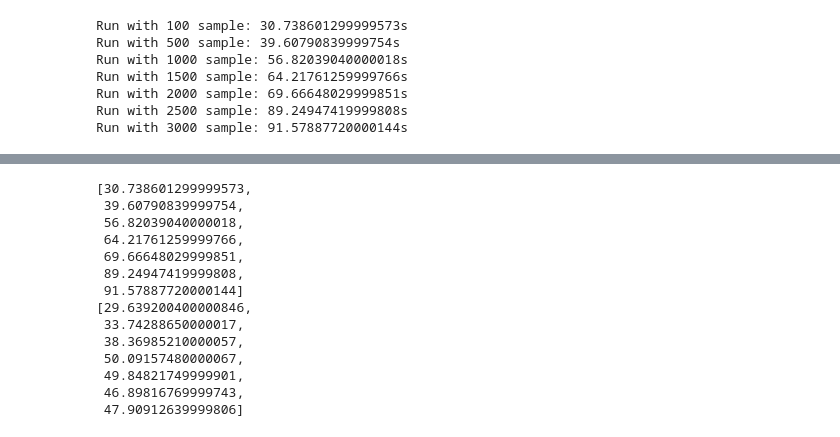
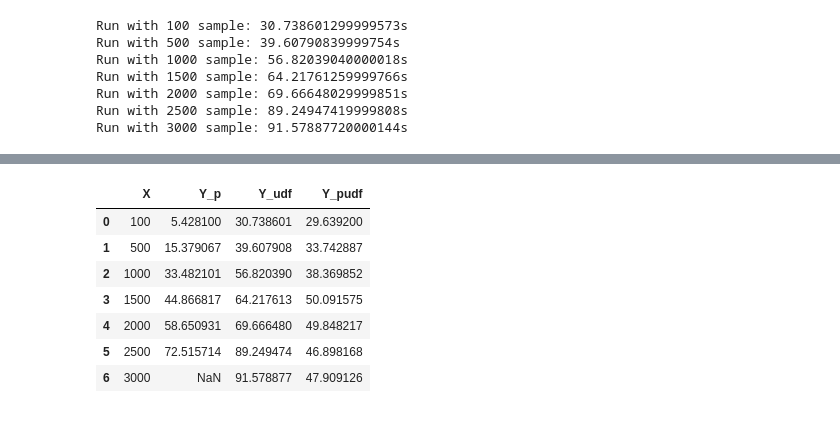
Before and after one commit to dnguyenngoc/lab-spark, a Jupyter notebook: share_storages/lab/Distributed ML model with Pandas UDFs.ipynb, the cells around one changed output, grey strips where cells are left out. Drawn from its saved outputs; the diff is of its cells as text; code cells hidden in the pictures.

```diff
--- a/share_storages/lab/Distributed ML model with Pandas UDFs.ipynb
+++ b/share_storages/lab/Distributed ML model with Pandas UDFs.ipynb
@@ -258,18 +218,12 @@ Run with 1000 sample: 38.36985210000057s
-# %%
-pprint(X_udf)
-pprint(X_pudf)
-# %% [output]
-[30.738601299999573,
- 39.60790839999754,
- 56.82039040000018,
- 64.21761259999766,
- 69.66648029999851,
- 89.24947419999808,
- 91.57887720000144]
-[29.639200400000846,
- 33.74288650000017,
- 38.36985210000057,
- 50.09157480000067,
- 49.84821749999901,
- 46.89816769999743,
- 47.90912639999806]
+# %%
+df_plot = pd.DataFrame({'X':X1, 'Y_p':X_p, 'Y_udf':X_udf, 'Y_pudf': X_pudf},)
+df_plot
+# %% [output]
+|  | X | Y_p | Y_udf | Y_pudf |
+| 0 | 100 | 5.428100 | 30.738601 | 29.639200 |
+| 1 | 500 | 15.379067 | 39.607908 | 33.742887 |
+| 2 | 1000 | 33.482101 | 56.820390 | 38.369852 |
+| 3 | 1500 | 44.866817 | 64.217613 | 50.091575 |
+| 4 | 2000 | 58.650931 | 69.666480 | 49.848217 |
+| 5 | 2500 | 72.515714 | 89.249474 | 46.898168 |
+| 6 | 3000 | NaN | 91.578877 | 47.909126 |
```
Also changed, not shown: parts of 7 cells of this notebook.
